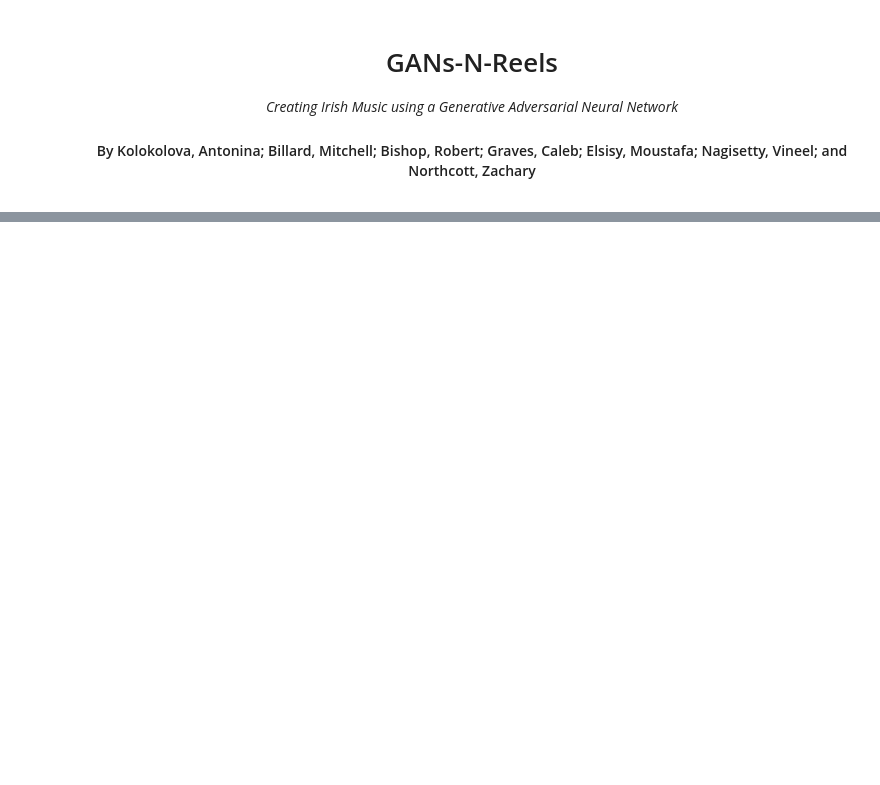
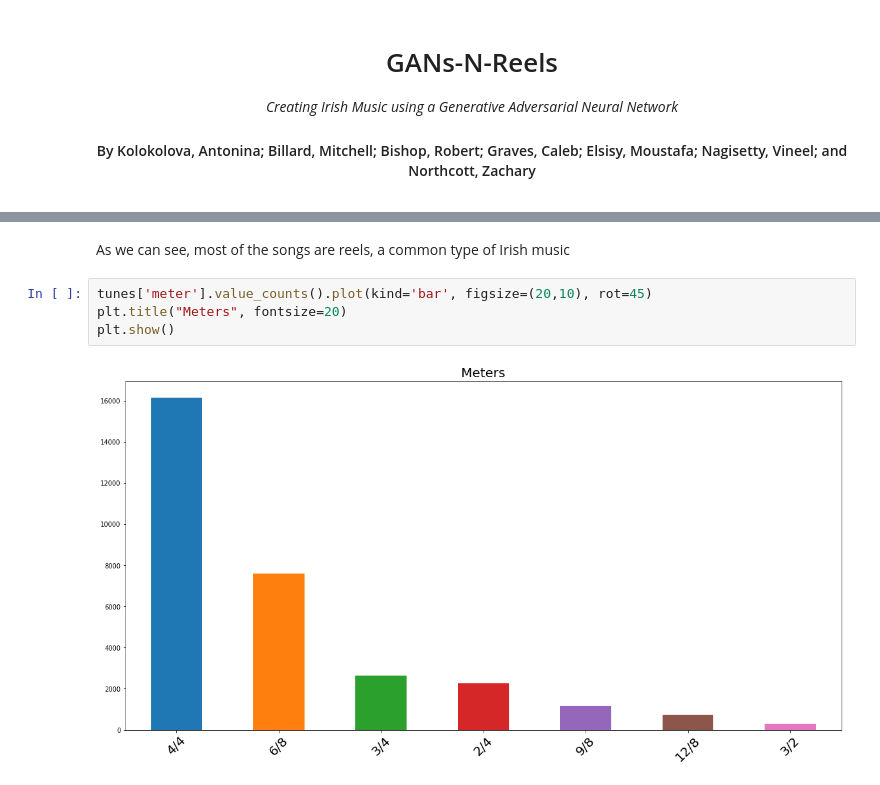
Before and after one commit to vin-nag/GANs-n-reels, a Jupyter notebook: Write Ups/Ensemble.ipynb, the cells around one changed output, grey strips where cells are left out. Drawn from its saved outputs; the diff is of its cells as text; blank space fills up the shorter version.

```diff
--- a/Write Ups/Ensemble.ipynb
+++ b/Write Ups/Ensemble.ipynb
@@ -111,0 +159,8 @@ Nipun Agarwala, Yuki Inoue and Axel Sly have published a paper on music composit
+# %% [markdown]
+As we can see, most of the songs are reels, a common type of Irish music
+# %%
+tunes['meter'].value_counts().plot(kind='bar', figsize=(20,10), rot=45)
+plt.title("Meters", fontsize=20)
+plt.show()
+# %% [output]
+[figure, added]
```
Also changed, not shown: parts of 38 cells of this notebook.
